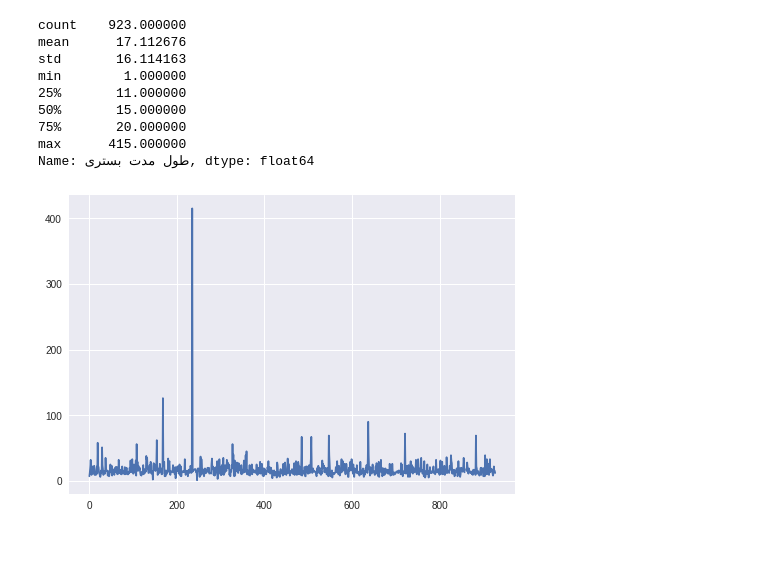
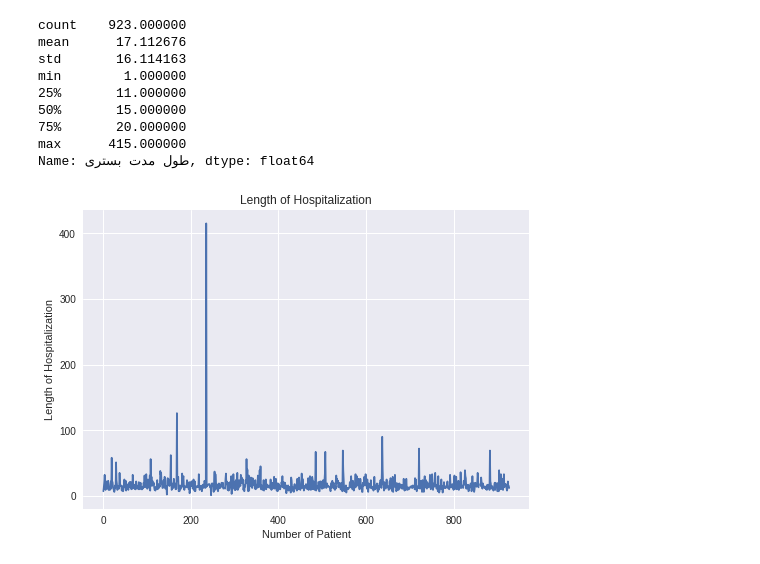
Before and after one commit to goldenamir/md, a Jupyter notebook: App01.ipynb, the cells around one changed output. Drawn from its saved outputs; the diff is of its cells as text; code cells hidden in the pictures.

```diff
--- a/App01.ipynb
+++ b/App01.ipynb
@@ -69,6 +91,9 @@ Name: طول مدت بستری, dtype: float64
 # %%
 plt.figure;
 df['طول مدت بستری'].plot()
+plt.xlabel('Number of Patient')
+plt.ylabel('Length of Hospitalization')
+plt.title('Length of Hospitalization')
 plt.show()
 # %% [output]
-[figure, old version]
+[figure, new version]
```
Also changed, not shown: parts of 7 cells of this notebook.
